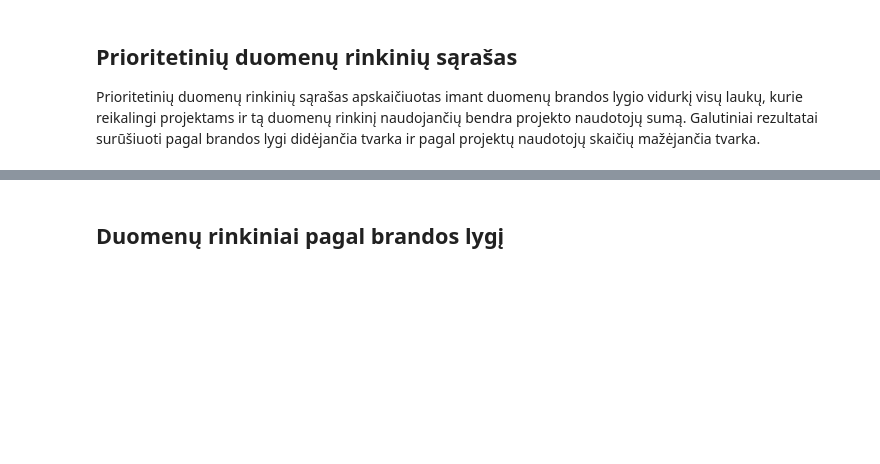
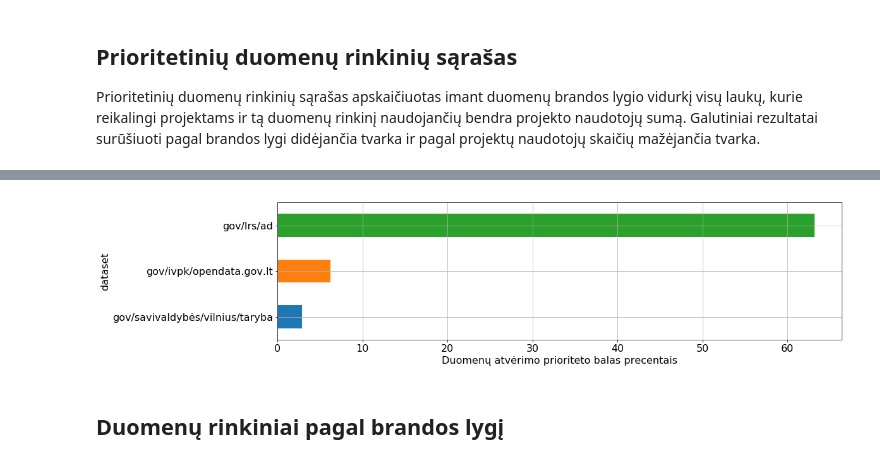
Before and after one commit to atviriduomenys/manifest, a Jupyter notebook: notebooks/metrics.ipynb, the cells around one changed output, grey strips where cells are left out. Drawn from its saved outputs; the diff is of its cells as text; code cells hidden in the pictures; blank space fills up the shorter version.

```diff
--- a/notebooks/metrics.ipynb
+++ b/notebooks/metrics.ipynb
@@ -106,3 +109,8 @@ pd.DataFrame({
+# %%
+f.score.sort_values(ascending=True).plot.barh(figsize=(16, 4))
+xlabel("Duomenų atvėrimo prioriteto balas precentais");
+# %% [output]
+[figure, added]
 # %% [markdown]
 ## Duomenų rinkiniai pagal brandos lygį
 # %%
```
Also changed, not shown: parts of 1 cell of this notebook.
